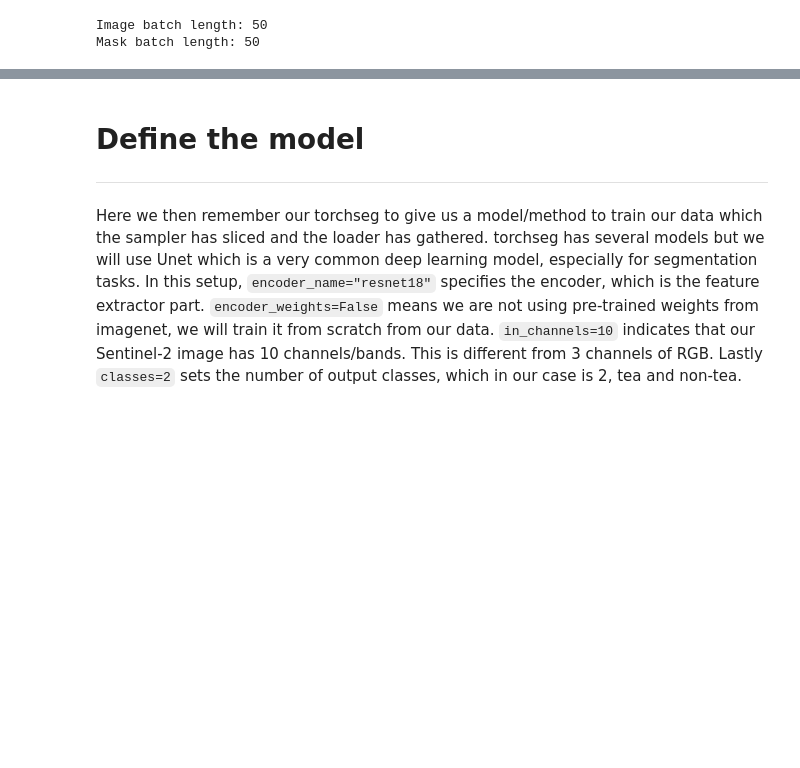
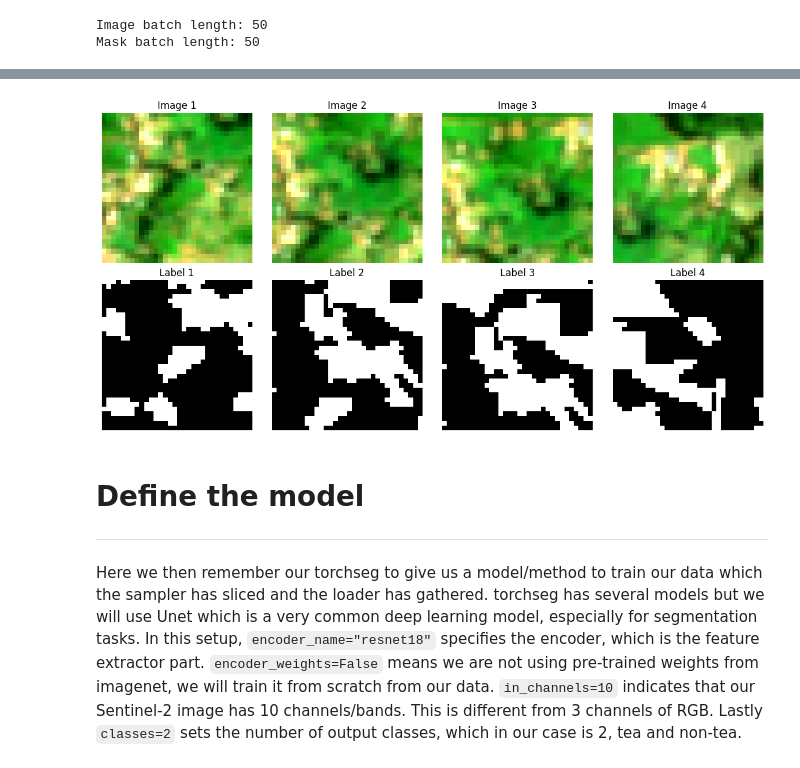
Before and after one commit to Wycology/dl_tea_mapping, a Jupyter notebook: dl_tea.ipynb, the cells around one changed output, grey strips where cells are left out. Saved outputs shown, nothing was run; the diff lists cells and outputs as text; code cells hidden in the pictures; blank space fills up the shorter version.

```diff
--- a/dl_tea.ipynb
+++ b/dl_tea.ipynb
@@ -186,3 +198,41 @@ Mask batch length: 50
+# %%
+batch = next(iter(dataloader))
+images = batch["image"][:4]
+masks = batch["mask"][:4]
+
+def normalize_image(img, eps=1e-6):
+    # Correct band indices for RGB: [Red, Green, Blue] = [2, 1, 0]
+    rgb = img[[2, 1, 0]]
+
+    # Clip to 2nd-98th percentile to reduce effect of outliers
+    vmin = torch.quantile(rgb, 0.02)
+    vmax = torch.quantile(rgb, 0.98)
+    rgb = torch.clamp(rgb, vmin.item(), vmax.item())
+
+    # Normalize to 0-1
+    rgb = (rgb - vmin) / (vmax - vmin + eps)
+    return rgb
+
+# Plot images and masks side by side
+plt.figure(figsize=(12, 6))
+for i in range(4):
+    # Plot image (normalized RGB)
+    plt.subplot(2, 4, i+1)
+    rgb_img = normalize_image(images[i]).permute(1, 2, 0).cpu().numpy()
+    plt.imshow(rgb_img)
+    plt.title(f"Image {i+1}")
+    plt.axis('off')
+
+    # Plot mask (binary)
+    plt.subplot(2, 4, i+5)
+    plt.imshow(masks[i].cpu(), cmap='gray', vmin=0, vmax=1)
+    plt.title(f"Label {i+1}")
+    plt.axis('off')
+
+plt.tight_layout()
+plt.show()
+# %% [output]
+[figure, added]
 # %% [markdown]
 # **Define the model**
 ---
```
Also changed, not shown: parts of 28 cells of this notebook.
